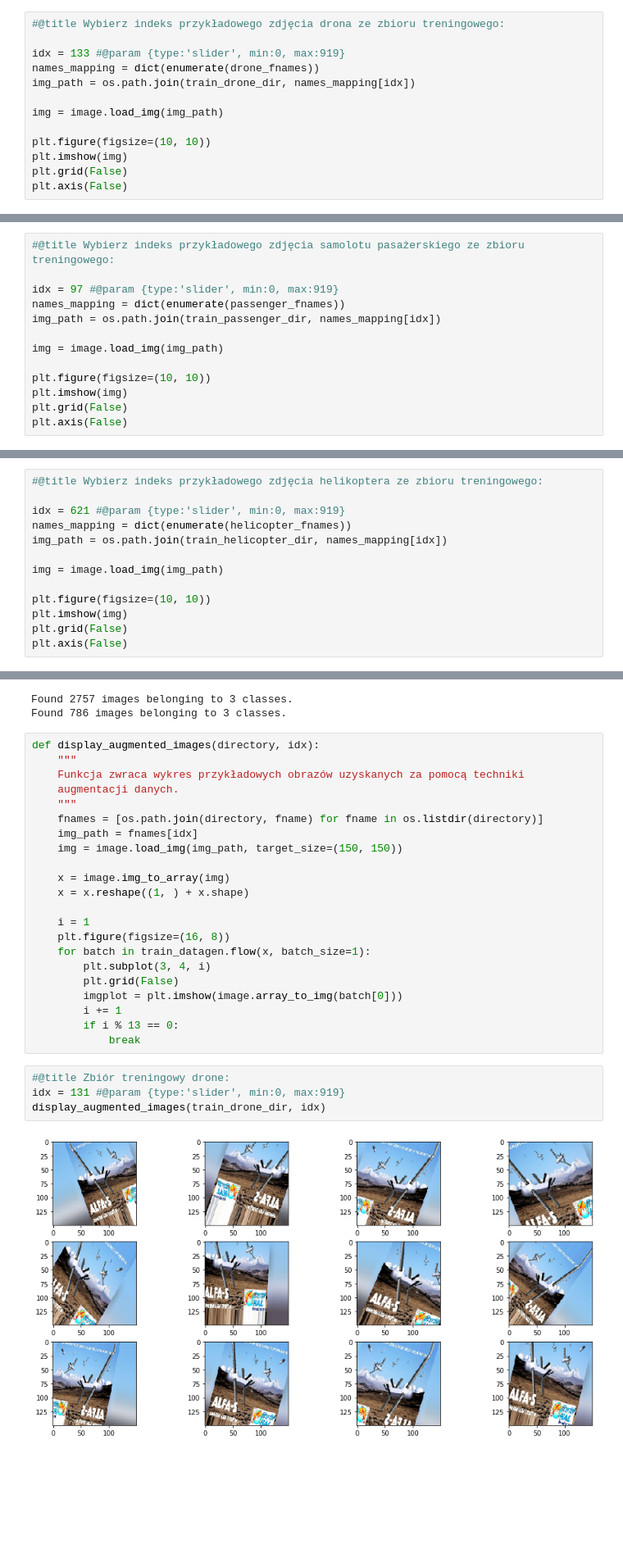
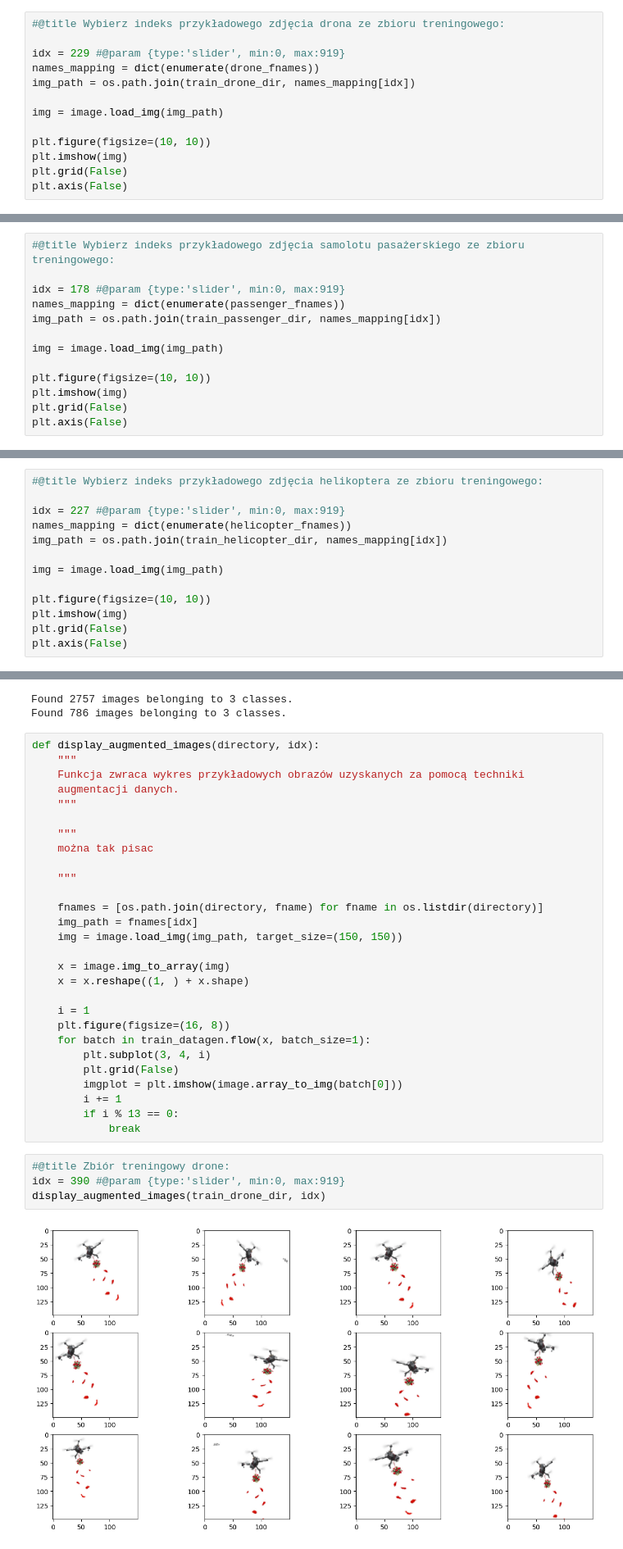
Before and after one commit to Marcin19721205/Wprowadzenie-Do-Sieci-Neuronowych, a Jupyter notebook: 19_CNN_multiple_Clasifier01MJ.ipynb, the cells around one changed output, grey strips where cells are left out. Shown at 82% size. Saved outputs shown, nothing was run; the diff lists cells and outputs as text; blank space fills up the shorter version.

```diff
--- a/19_CNN_multiple_Clasifier01MJ.ipynb
+++ b/19_CNN_multiple_Clasifier01MJ.ipynb
@@ -181,7 +193,7 @@ helicopter - zbiór testowy 131
 # %%
 #@title Wybierz indeks przykładowego zdjęcia drona ze zbioru treningowego:
 
-idx = 133 #@param {type:'slider', min:0, max:919}
+idx = 229 #@param {type:'slider', min:0, max:919}
 names_mapping = dict(enumerate(drone_fnames))
 img_path = os.path.join(train_drone_dir, names_mapping[idx])
 
@@ -197,7 +209,7 @@ plt.axis(False)
 # %%
 #@title Wybierz indeks przykładowego zdjęcia samolotu pasażerskiego ze zbioru treningowego:
 
-idx = 97 #@param {type:'slider', min:0, max:919}
+idx = 178 #@param {type:'slider', min:0, max:919}
 names_mapping = dict(enumerate(passenger_fnames))
 img_path = os.path.join(train_passenger_dir, names_mapping[idx])
 
@@ -213,7 +225,7 @@ plt.axis(False)
 # %%
 #@title Wybierz indeks przykładowego zdjęcia helikoptera ze zbioru treningowego:
 
-idx = 621 #@param {type:'slider', min:0, max:919}
+idx = 227 #@param {type:'slider', min:0, max:919}
 names_mapping = dict(enumerate(helicopter_fnames))
 img_path = os.path.join(train_helicopter_dir, names_mapping[idx])
 
@@ -261,6 +273,12 @@ def display_augmented_images(directory, idx):
     Funkcja zwraca wykres przykładowych obrazów uzyskanych za pomocą techniki
     augmentacji danych.
     """
+
+    """
+    można tak pisac
+
+    """
+
     fnames = [os.path.join(directory, fname) for fname in os.listdir(directory)]
     img_path = fnames[idx]
     img = image.load_img(img_path, target_size=(150, 150))
@@ -279,10 +297,10 @@ def display_augmented_images(directory, idx):
             break
 # %%
 #@title Zbiór treningowy drone:
-idx = 131 #@param {type:'slider', min:0, max:919}
+idx = 390 #@param {type:'slider', min:0, max:919}
 display_augmented_images(train_drone_dir, idx)
 # %% [output]
-[figure, old version]
+[figure, new version]
 # %%
 #@title Zbiór treningowy passenger:
 idx = 777 #@param {type:'slider', min:0, max:919}
```
Also changed, not shown: parts of 22 cells of this notebook.
